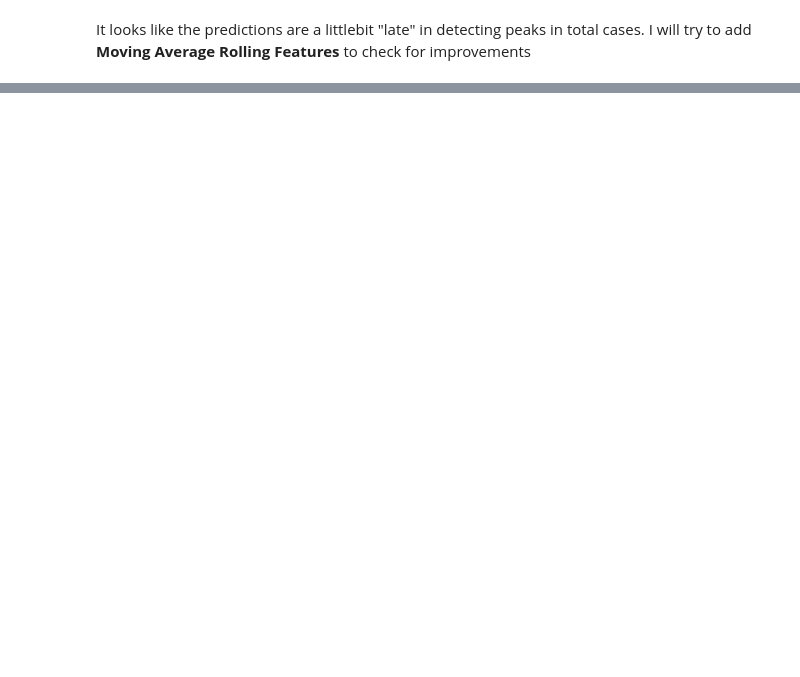
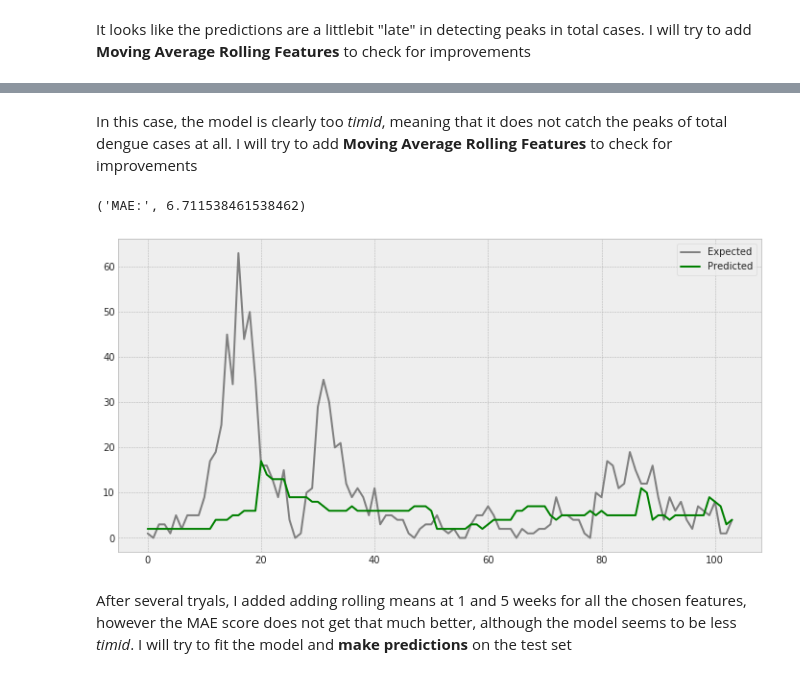
Before and after one commit to giuliamart/capstone_project_MLEN, a Jupyter notebook: DengAI_ Predicting Disease Spread.ipynb, the cells around one changed output, grey strips where cells are left out. Saved outputs shown, nothing was run; the diff lists cells and outputs as text; code cells hidden in the pictures; blank space fills up the shorter version.

```diff
--- a/DengAI_ Predicting Disease Spread.ipynb
+++ b/DengAI_ Predicting Disease Spread.ipynb
@@ -916,4 +841,0 @@ NameError: name 'cols' is not defined
-# %%
-# split a univariate dataset into train/test sets
-def train_test_split(data, n_test):
-    return data[:-n_test, :], data[-n_test:, :]
@@ -971,0 +842,2 @@ ValueError: could not convert string to float: sj
+# %% [markdown]
+In this case, the model is clearly too _timid_, meaning that it does not catch the peaks of total dengue cases at all. I will try to add **Moving Average Rolling Features** to check for improvements
@@ -971,0 +849,46 @@ ValueError: could not convert string to float: sj
+# %%
+# Rolling means 1 weeks
+df_train_iq_x = rolling_mean(df_train_iq_x,1)
+df_test_iq_x = rolling_mean(df_test_iq_x,1)
+
+# Rolling means 5 weeks
+df_train_iq_x = rolling_mean(df_train_iq_x,5)
+df_test_iq_x = rolling_mean(df_test_iq_x,5)
+# %%
+df_train_iq_x = df_train_iq_x.values
+df_train_iq_y = df_train_iq_y.values
+df_test_iq_x = df_test_iq_x.values
+# %%
+# Split train data into train and validation sets
+test_size = 0.2
+
+df_train_iq_x, df_val_iq_x, df_train_iq_y, df_val_iq_y = train_test_split(df_train_iq_x, df_train_iq_y, test_size=test_size, shuffle=False)
+# %%
+# Iquitos
+# Fit model to training data
+model = xgb.XGBRegressor(n_estimators = 200, # number of boosted trees
+                                learning_rate = 0.0045, # step size shrinkage used in update to prevent overfitting
+                                subsample = 0.8, # subsample ratio of the training set (Stochastic gradient boosting)
+                                colsample_bytree = 0.75
+                                )
+model.fit(df_train_iq_x, df_train_iq_y,eval_metric='mae')
+
+# Make predictions for validation data
+y_pred = model.predict(df_val_iq_x)
+predictions = [round(value) for value in y_pred]
+
+# Evaluate predictions
+MAE = metrics.mean_absolute_error(df_val_iq_y, predictions)
+print("MAE:", MAE)
+
+# Plot expected vs preducted
+plt.figure(figsize=(12,6))
+plt.plot(df_val_iq_y, label='Expected',color='gray')
+plt.plot(predictions, label='Predicted',color='green')
+plt.legend()
+plt.show()
+# %% [output]
+('MAE:', 6.711538461538462)
+[figure, added]
+# %% [markdown]
+After several tryals, I added adding rolling means at 1 and 5 weeks for all the chosen features, however the MAE score does not get that much better, although the model seems to be less _timid_. I will try to fit the model and **make predictions** on the test set
```
Also changed, not shown: parts of 35 cells of this notebook.
